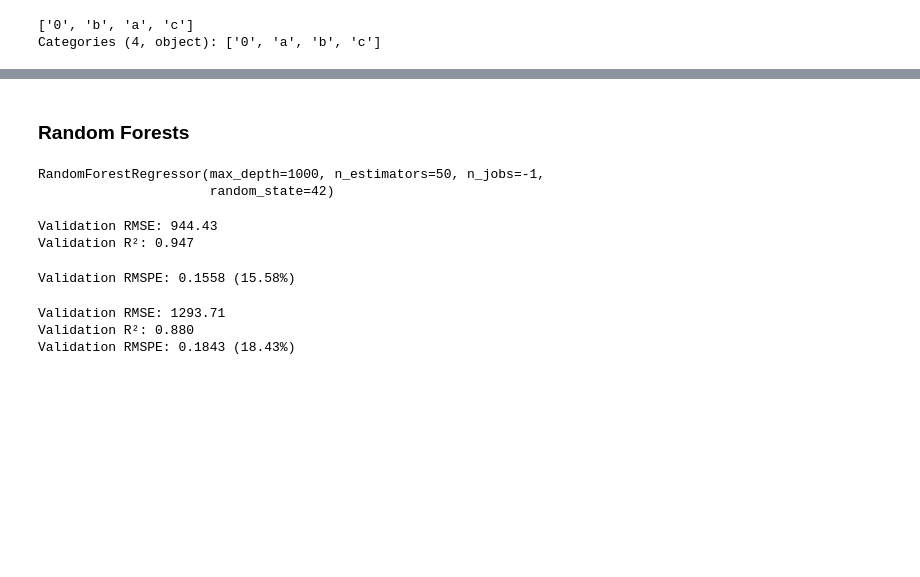
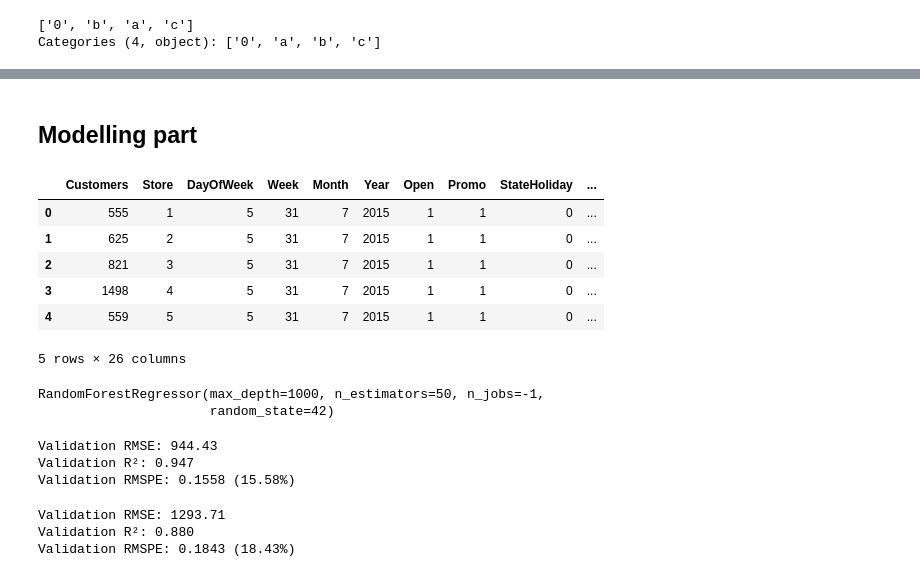
Before and after one commit to filipsajtlava/M9DM2-project, a Jupyter notebook: data_modelling.ipynb, the cells around one changed output, grey strips where cells are left out. Saved outputs shown, nothing was run; the diff lists cells and outputs as text; code cells hidden in the pictures; blank space fills up the shorter version.

```diff
--- a/data_modelling.ipynb
+++ b/data_modelling.ipynb
@@ -126,2 +135,2 @@ memory usage: 205.0 MB
 # %% [markdown]
-### Random Forests
+## Modelling part
@@ -144 +145,11 @@ x_test = test_set.loc[:, ~test_set.columns.isin(["Sales", "Date", "Customers"])]
 y_test = test_set.loc[:, "Sales"]
+# %%
+x_test.head()
+# %% [output]
+|  | Customers | Store | DayOfWeek | Week | Month | Year | Open | Promo | StateHoliday | ... |
+| 0 | 555 | 1 | 5 | 31 | 7 | 2015 | 1 | 1 | 0 | ... |
+| 1 | 625 | 2 | 5 | 31 | 7 | 2015 | 1 | 1 | 0 | ... |
+| 2 | 821 | 3 | 5 | 31 | 7 | 2015 | 1 | 1 | 0 | ... |
+| 3 | 1498 | 4 | 5 | 31 | 7 | 2015 | 1 | 1 | 0 | ... |
+| 4 | 559 | 5 | 5 | 31 | 7 | 2015 | 1 | 1 | 0 | ... |
+5 rows × 26 columns
@@ -150,26 +175,18 @@ RandomForestRegressor(max_depth=1000, n_estimators=50, n_jobs=-1,
 # %%
 y_val_predicted = rf.predict(x_val)
+
 mse = mean_squared_error(y_val, y_val_predicted)
 rmse = mse ** 0.5
 r2 = r2_score(y_val, y_val_predicted)
+rmspe_val = rmspe(y_val, y_val_predicted)
 
 print(f"Validation RMSE: {rmse:.2f}")
 print(f"Validation R²: {r2:.3f}")
+print(f"Validation RMSPE: {rmspe_val:.4f} ({rmspe_val*100:.2f}%)")
 # %% [output]
 Validation RMSE: 944.43
 Validation R²: 0.947
+Validation RMSPE: 0.1558 (15.58%)
-# %%
-def rmspe(y_true, y_pred):
-    y_true = np.array(y_true)
-    y_pred = np.array(y_pred)
-    # avoid division by zero
-    mask = y_true != 0
-    return np.sqrt(np.mean(((y_true[mask] - y_pred[mask]) / y_true[mask])**2))
-
-rmspe_val = rmspe(y_val, y_val_predicted)
-print(f"Validation RMSPE: {rmspe_val:.4f} ({rmspe_val*100:.2f}%)")
-# %% [output]
-Validation RMSPE: 0.1558 (15.58%)
 # %%
 y_test_predicted = rf.predict(x_test)
 mse = mean_squared_error(y_test, y_test_predicted)
```
Also changed, not shown: parts of 10 cells of this notebook, 3 other files.
